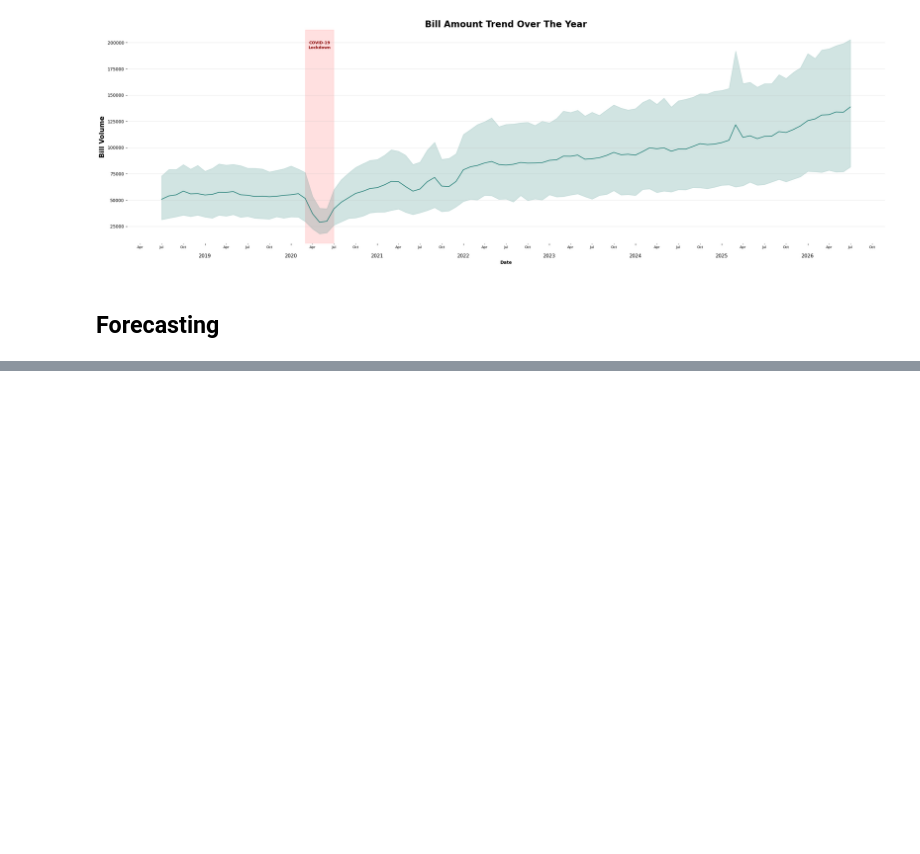
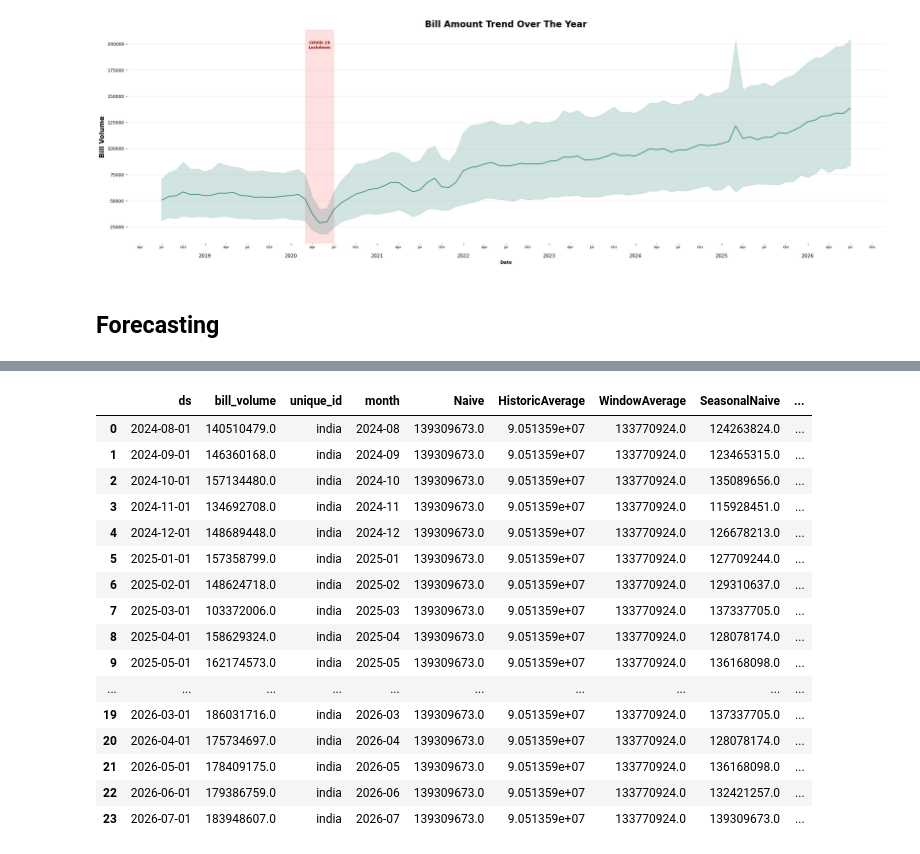
Before and after one commit to IamRaNo/india-logistics-hub-optimizer, a Jupyter notebook: jupyter notebooks/01_forecasting.ipynb, the cells around one changed output, grey strips where cells are left out. Cells and saved outputs as stored; diff of their text form; code cells hidden in the pictures; blank space fills up the shorter version.

Commit message:
initial forecasting done

```diff
--- a/jupyter notebooks/01_forecasting.ipynb
+++ b/jupyter notebooks/01_forecasting.ipynb
@@ -241,0 +231,30 @@ plt.show()
+# %%
+horizon = 24
+
+models = [
+    Naive(),
+    HistoricAverage(),
+    WindowAverage(window_size=6),
+    SeasonalNaive(season_length=12),
+    AutoARIMA(seasonal=False, alias="Arima"),
+    AutoARIMA(season_length=12, alias="SArima")
+]
+
+forecast = StatsForecast(
+    models=models,
+    freq="MS"
+)
+
+# Model selection: cross-validate only on training data.
+# The final 24 months remain untouched for final evaluation.
+cv_df = forecast.cross_validation(
+    df=train,
+    h=6,
+    target_col="bill_volume",
+    n_windows=6,
+    step_size=6
+)
+
+# Refit on training data and make the first 6-month test forecast
+forecast.fit(df=train, target_col="bill_volume")
+predictions = forecast.predict(h=horizon)
@@ -241,0 +293,20 @@ plt.show()
+# %%
+evaluation_data
+# %% [output]
+|  | ds | bill_volume | unique_id | month | Naive | HistoricAverage | WindowAverage | SeasonalNaive | ... |
+| 0 | 2024-08-01 | 140510479.0 | india | 2024-08 | 139309673.0 | 9.051359e+07 | 133770924.0 | 124263824.0 | ... |
+| 1 | 2024-09-01 | 146360168.0 | india | 2024-09 | 139309673.0 | 9.051359e+07 | 133770924.0 | 123465315.0 | ... |
+| 2 | 2024-10-01 | 157134480.0 | india | 2024-10 | 139309673.0 | 9.051359e+07 | 133770924.0 | 135089656.0 | ... |
+| 3 | 2024-11-01 | 134692708.0 | india | 2024-11 | 139309673.0 | 9.051359e+07 | 133770924.0 | 115928451.0 | ... |
+| 4 | 2024-12-01 | 148689448.0 | india | 2024-12 | 139309673.0 | 9.051359e+07 | 133770924.0 | 126678213.0 | ... |
+| 5 | 2025-01-01 | 157358799.0 | india | 2025-01 | 139309673.0 | 9.051359e+07 | 133770924.0 | 127709244.0 | ... |
+| 6 | 2025-02-01 | 148624718.0 | india | 2025-02 | 139309673.0 | 9.051359e+07 | 133770924.0 | 129310637.0 | ... |
+| 7 | 2025-03-01 | 103372006.0 | india | 2025-03 | 139309673.0 | 9.051359e+07 | 133770924.0 | 137337705.0 | ... |
+| 8 | 2025-04-01 | 158629324.0 | india | 2025-04 | 139309673.0 | 9.051359e+07 | 133770924.0 | 128078174.0 | ... |
+| 9 | 2025-05-01 | 162174573.0 | india | 2025-05 | 139309673.0 | 9.051359e+07 | 133770924.0 | 136168098.0 | ... |
+| ... | ... | ... | ... | ... | ... | ... | ... | ... | ... |
+| 19 | 2026-03-01 | 186031716.0 | india | 2026-03 | 139309673.0 | 9.051359e+07 | 133770924.0 | 137337705.0 | ... |
+| 20 | 2026-04-01 | 175734697.0 | india | 2026-04 | 139309673.0 | 9.051359e+07 | 133770924.0 | 128078174.0 | ... |
+| 21 | 2026-05-01 | 178409175.0 | india | 2026-05 | 139309673.0 | 9.051359e+07 | 133770924.0 | 136168098.0 | ... |
+| 22 | 2026-06-01 | 179386759.0 | india | 2026-06 | 139309673.0 | 9.051359e+07 | 133770924.0 | 132421257.0 | ... |
+| 23 | 2026-07-01 | 183948607.0 | india | 2026-07 | 139309673.0 | 9.051359e+07 | 133770924.0 | 139309673.0 | ... |
```
Also changed, not shown: parts of 17 cells of this notebook, 2 other files.
